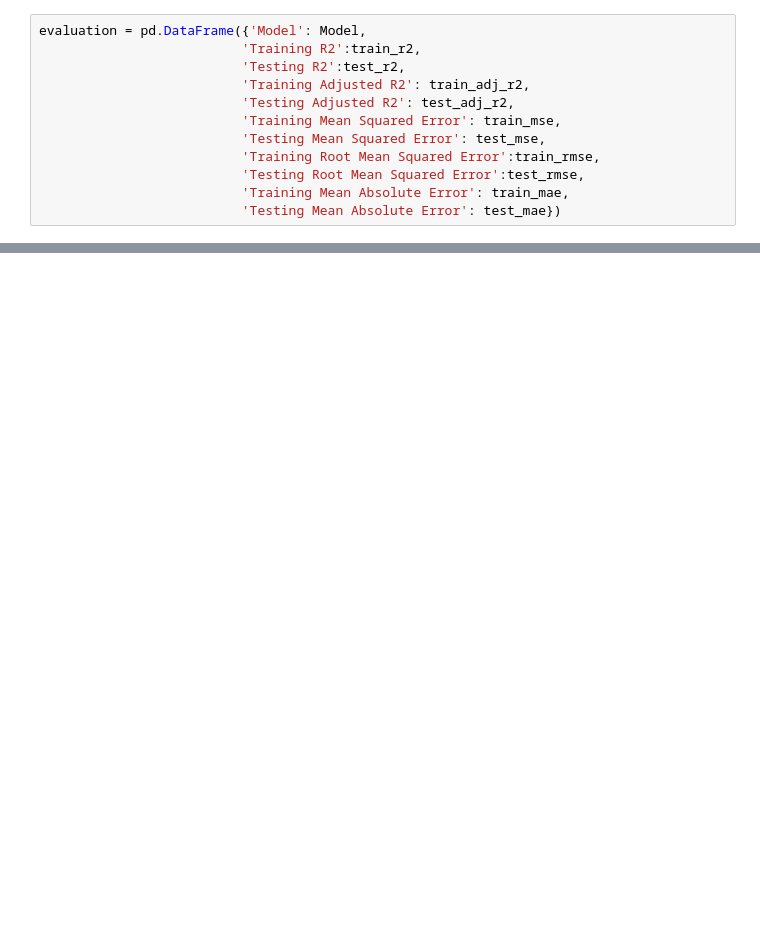
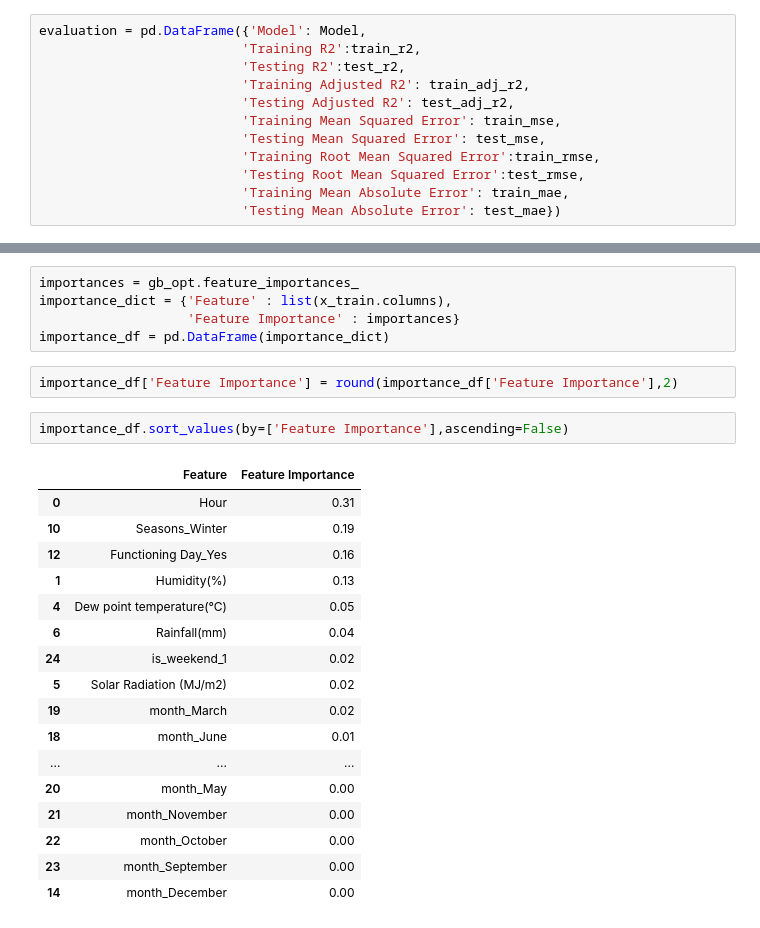
Before and after one commit to PriyankaSejwal/Bike-Sharing-Demand-Prediction, a Jupyter notebook: PriyankaRimo_Bike_Sharing_Demand_Prediction_Capstone_Project.ipynb, the cells around one changed output, grey strips where cells are left out. Drawn from its saved outputs; the diff is of its cells as text; blank space fills up the shorter version.

```diff
--- a/PriyankaRimo_Bike_Sharing_Demand_Prediction_Capstone_Project.ipynb
+++ b/PriyankaRimo_Bike_Sharing_Demand_Prediction_Capstone_Project.ipynb
@@ -839,0 +1104,27 @@ evaluation.T
+# %%
+importances = gb_opt.feature_importances_
+importance_dict = {'Feature' : list(x_train.columns),
+                   'Feature Importance' : importances}
+importance_df = pd.DataFrame(importance_dict)
+# %%
+importance_df['Feature Importance'] = round(importance_df['Feature Importance'],2)
+# %%
+importance_df.sort_values(by=['Feature Importance'],ascending=False)
+# %% [output]
+|  | Feature | Feature Importance |
+| 0 | Hour | 0.31 |
+| 10 | Seasons_Winter | 0.19 |
+| 12 | Functioning Day_Yes | 0.16 |
+| 1 | Humidity(%) | 0.13 |
+| 4 | Dew point temperature(°C) | 0.05 |
+| 6 | Rainfall(mm) | 0.04 |
+| 24 | is_weekend_1 | 0.02 |
+| 5 | Solar Radiation (MJ/m2) | 0.02 |
+| 19 | month_March | 0.02 |
+| 18 | month_June | 0.01 |
+| ... | ... | ... |
+| 20 | month_May | 0.00 |
+| 21 | month_November | 0.00 |
+| 22 | month_October | 0.00 |
+| 23 | month_September | 0.00 |
+| 14 | month_December | 0.00 |
```
Also changed, not shown: parts of 29 cells of this notebook.
